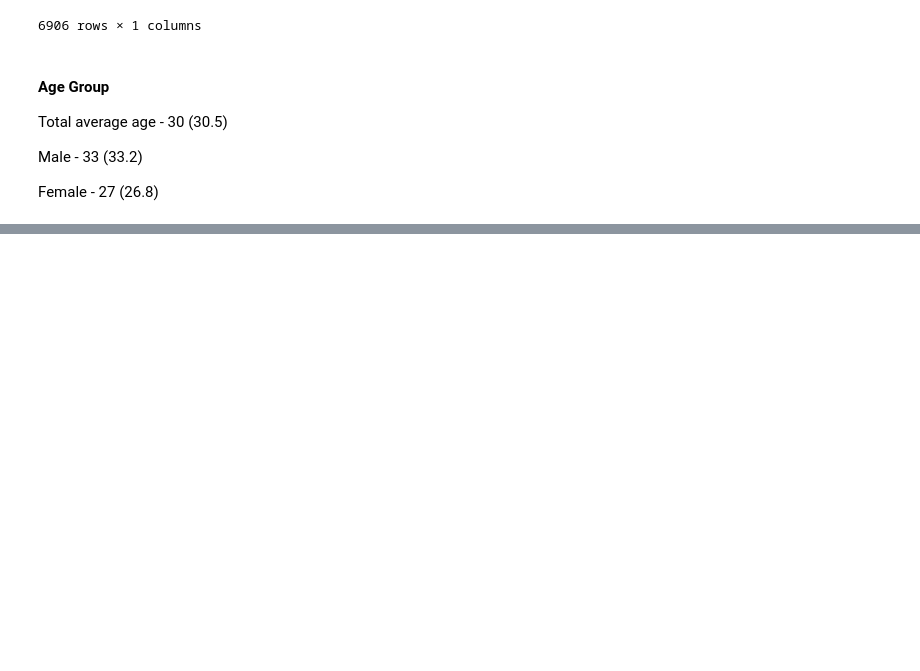
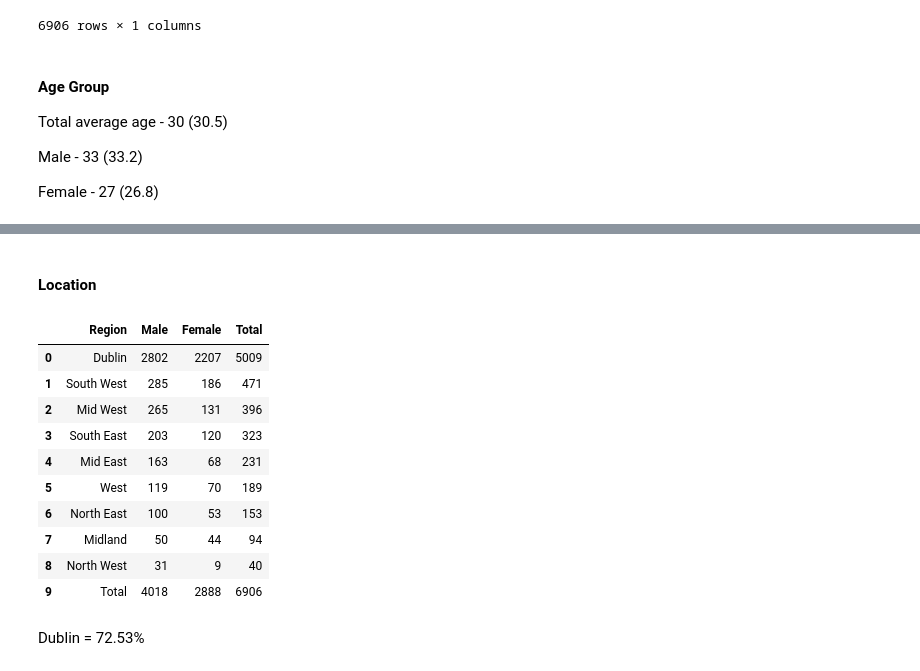
Before and after one commit to dconn20/Prog.D.A---Project, a Jupyter notebook: Prog.D.A - Project.ipynb, the cells around one changed output, grey strips where cells are left out. Drawn from its saved outputs; the diff is of its cells as text; code cells hidden in the pictures; blank space fills up the shorter version.

```diff
--- a/Prog.D.A - Project.ipynb
+++ b/Prog.D.A - Project.ipynb
@@ -150,0 +192,19 @@ for choice in gender:
+# %% [markdown]
+#### Location
+# %%
+ls = pd.read_csv("location.stats.csv")
+ls
+# %% [output]
+|  | Region | Male | Female | Total |
+| 0 | Dublin | 2802 | 2207 | 5009 |
+| 1 | South West | 285 | 186 | 471 |
+| 2 | Mid West | 265 | 131 | 396 |
+| 3 | South East | 203 | 120 | 323 |
+| 4 | Mid East | 163 | 68 | 231 |
+| 5 | West | 119 | 70 | 189 |
+| 6 | North East | 100 | 53 | 153 |
+| 7 | Midland | 50 | 44 | 94 |
+| 8 | North West | 31 | 9 | 40 |
+| 9 | Total | 4018 | 2888 | 6906 |
+# %% [markdown]
+Dublin = 72.53%
```
Also changed, not shown: parts of 13 cells of this notebook, 3 other files.
